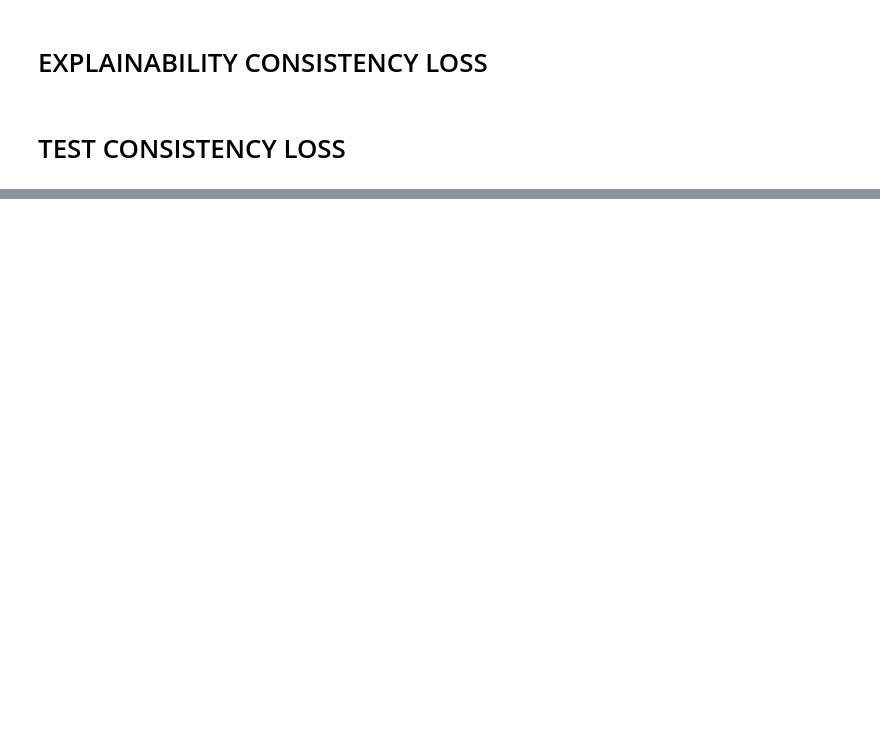
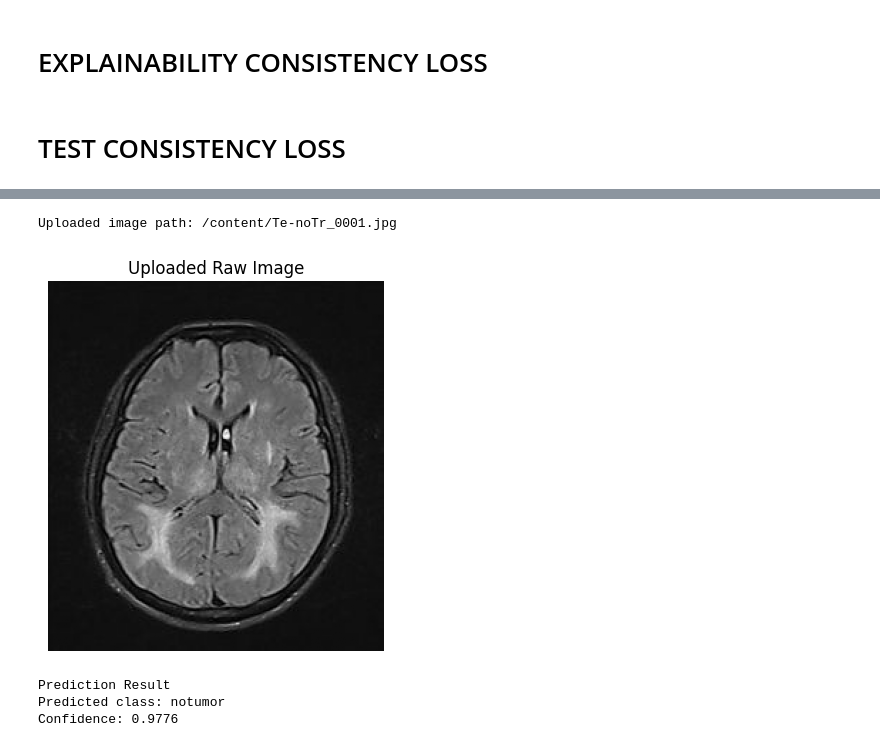
Before and after one commit to Blecyrajan/Dissertation, a Jupyter notebook: BrainTumor_CNN_ViT.ipynb, the cells around one changed output, grey strips where cells are left out. Cells and saved outputs as stored; diff of their text form; code cells hidden in the pictures; blank space fills up the shorter version.

```diff
--- a/BrainTumor_CNN_ViT.ipynb
+++ b/BrainTumor_CNN_ViT.ipynb
@@ -486,0 +657,4 @@ Explainability consistency loss: 0.06653992086648941
+# %%
+from google.colab import files
+
+uploaded = files.upload()
@@ -486,0 +664,27 @@ Explainability consistency loss: 0.06653992086648941
+# %%
+# Get uploaded filename
+uploaded_filename = list(uploaded.keys())[0]
+uploaded_img_path = "/content/" + uploaded_filename
+
+print("Uploaded image path:", uploaded_img_path)
+# %% [output]
+Uploaded image path: /content/Te-noTr_0001.jpg
+# %%
+raw_img = cv2.imread(uploaded_img_path, cv2.IMREAD_GRAYSCALE)
+
+plt.imshow(raw_img, cmap="gray")
+plt.title("Uploaded Raw Image")
+plt.axis("off")
+plt.show()
+# %% [output]
+[figure, added]
+# %%
+result = predict_mri(uploaded_img_path, model, device)
+
+print("Prediction Result")
+print("Predicted class:", result["predicted_class"])
+print("Confidence:", round(result["confidence"], 4))
+# %% [output]
+Prediction Result
+Predicted class: notumor
+Confidence: 0.9776
```
Also changed, not shown: parts of 22 cells of this notebook.
